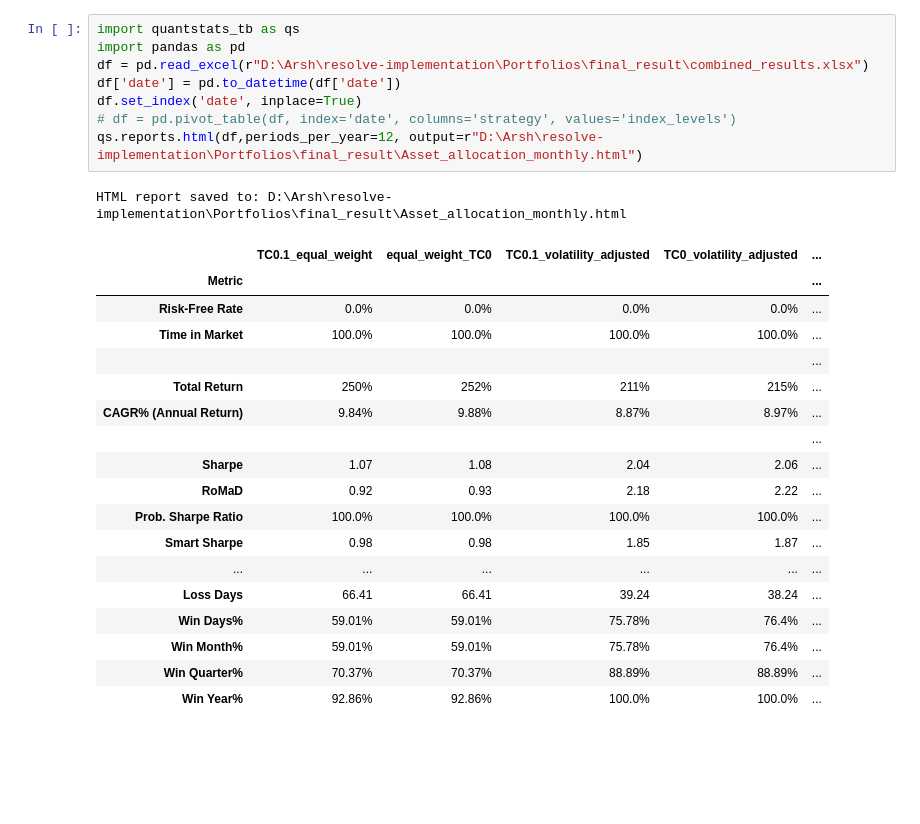
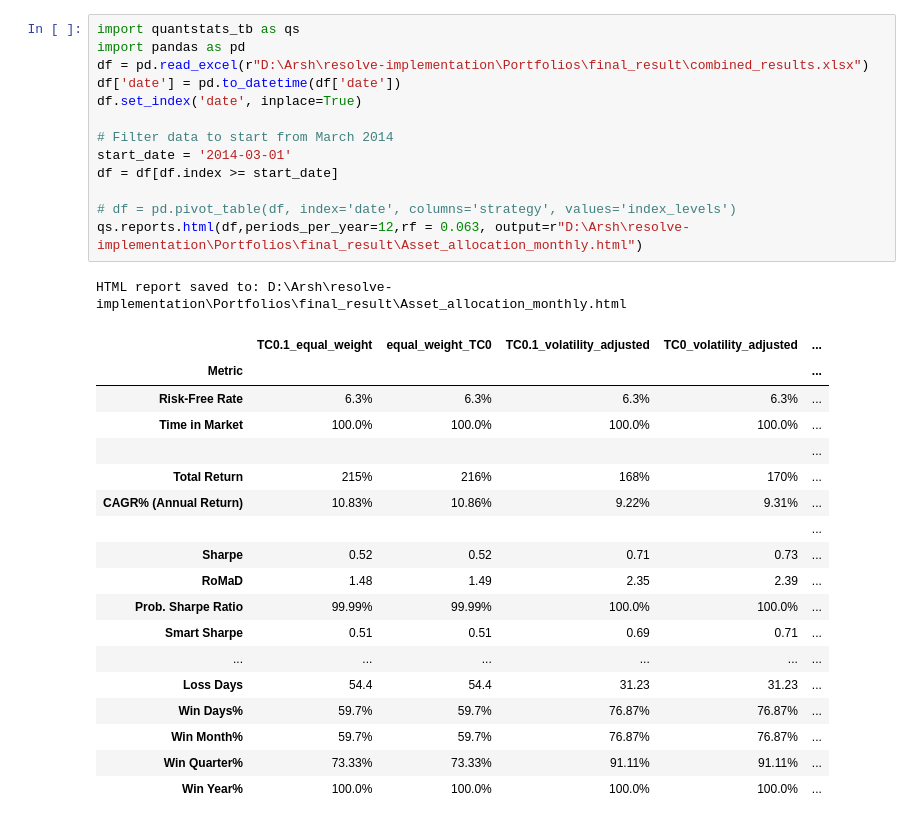
Before and after one commit to Arsh-tb/resolve-implementation, a Jupyter notebook: quantstats_analysis.ipynb, the cells around one changed output. Drawn from its saved outputs; the diff is of its cells as text; blank space fills up the shorter version.

```diff
--- a/quantstats_analysis.ipynb
+++ b/quantstats_analysis.ipynb
@@ -1,28 +1,33 @@
 # %%
 import quantstats_tb as qs
 import pandas as pd
 df = pd.read_excel(r"D:\Arsh\resolve-implementation\Portfolios\final_result\combined_results.xlsx")
 df['date'] = pd.to_datetime(df['date'])
 df.set_index('date', inplace=True)
+
+# Filter data to start from March 2014
+start_date = '2014-03-01'
+df = df[df.index >= start_date]
+
 # df = pd.pivot_table(df, index='date', columns='strategy', values='index_levels')
-qs.reports.html(df,periods_per_year=12, output=r"D:\Arsh\resolve-implementation\Portfolios\final_result\Asset_allocation_monthly.html")
+qs.reports.html(df,periods_per_year=12,rf = 0.063, output=r"D:\Arsh\resolve-implementation\Portfolios\final_result\Asset_allocation_monthly.html")
 # %% [output]
 HTML report saved to: D:\Arsh\resolve-implementation\Portfolios\final_result\Asset_allocation_monthly.html
 |  | TC0.1_equal_weight | equal_weight_TC0 | TC0.1_volatility_adjusted | TC0_volatility_adjusted | ... |
 | Metric |  |  |  |  | ... |
-| Risk-Free Rate | 0.0% | 0.0% | 0.0% | 0.0% | ... |
+| Risk-Free Rate | 6.3% | 6.3% | 6.3% | 6.3% | ... |
 | Time in Market | 100.0% | 100.0% | 100.0% | 100.0% | ... |
 |  |  |  |  |  | ... |
-| Total Return | 250% | 252% | 211% | 215% | ... |
-| CAGR% (Annual Return) | 9.84% | 9.88% | 8.87% | 8.97% | ... |
+| Total Return | 215% | 216% | 168% | 170% | ... |
+| CAGR% (Annual Return) | 10.83% | 10.86% | 9.22% | 9.31% | ... |
 |  |  |  |  |  | ... |
-| Sharpe | 1.07 | 1.08 | 2.04 | 2.06 | ... |
-| RoMaD | 0.92 | 0.93 | 2.18 | 2.22 | ... |
-| Prob. Sharpe Ratio | 100.0% | 100.0% | 100.0% | 100.0% | ... |
-| Smart Sharpe | 0.98 | 0.98 | 1.85 | 1.87 | ... |
+| Sharpe | 0.52 | 0.52 | 0.71 | 0.73 | ... |
+| RoMaD | 1.48 | 1.49 | 2.35 | 2.39 | ... |
+| Prob. Sharpe Ratio | 99.99% | 99.99% | 100.0% | 100.0% | ... |
+| Smart Sharpe | 0.51 | 0.51 | 0.69 | 0.71 | ... |
 | ... | ... | ... | ... | ... | ... |
-| Loss Days | 66.41 | 66.41 | 39.24 | 38.24 | ... |
-| Win Days% | 59.01% | 59.01% | 75.78% | 76.4% | ... |
-| Win Month% | 59.01% | 59.01% | 75.78% | 76.4% | ... |
-| Win Quarter% | 70.37% | 70.37% | 88.89% | 88.89% | ... |
-| Win Year% | 92.86% | 92.86% | 100.0% | 100.0% | ... |
+| Loss Days | 54.4 | 54.4 | 31.23 | 31.23 | ... |
+| Win Days% | 59.7% | 59.7% | 76.87% | 76.87% | ... |
+| Win Month% | 59.7% | 59.7% | 76.87% | 76.87% | ... |
+| Win Quarter% | 73.33% | 73.33% | 91.11% | 91.11% | ... |
+| Win Year% | 100.0% | 100.0% | 100.0% | 100.0% | ... |
```
Also changed, not shown: 3 other files.
